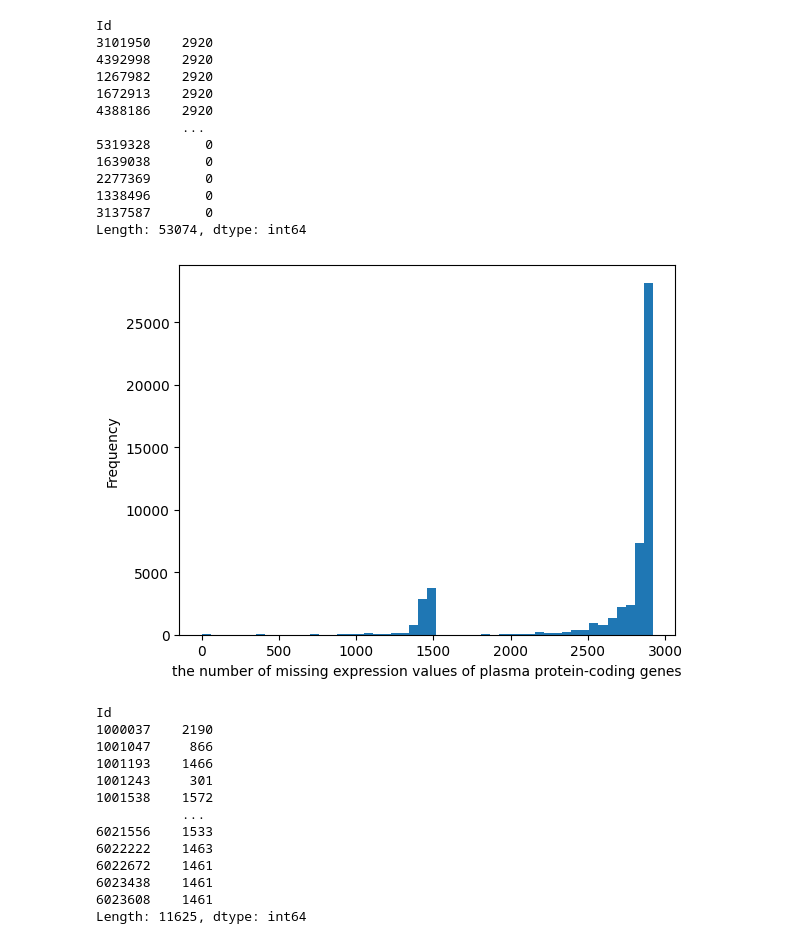
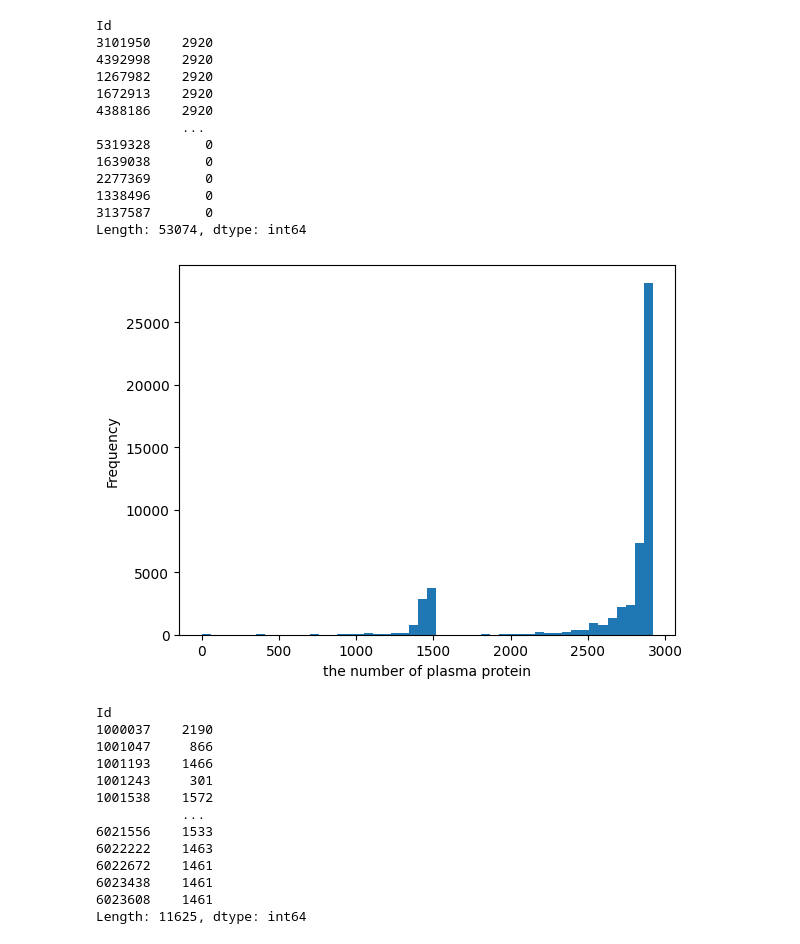
Before and after one commit to Skyer19/code, a Jupyter notebook: dataProecessing/1-data_exclude.ipynb, the cells around one changed output. Cells and saved outputs as stored; diff of their text form; code cells hidden in the pictures.

```diff
--- a/dataProecessing/1-data_exclude.ipynb
+++ b/dataProecessing/1-data_exclude.ipynb
@@ -91,13 +91,13 @@ Length: 53074, dtype: int64
 # %%
 import matplotlib.pyplot as plt
 
 # 绘制直方图
 plt.hist(nan_count_per_row, bins=50)
-plt.xlabel('the number of plasma protein-coding gene')
+plt.xlabel('the number of plasma protein')
 plt.ylabel('Frequency')
 plt.show()
 # %% [output]
-[figure, old version]
+[figure, new version]
 # %%
 row_to_drop = nan_count_per_row[nan_count_per_row > len(unique_processed_header_set)*0.1].index
 df_drop_item = df_select.drop(row_to_drop)
```
